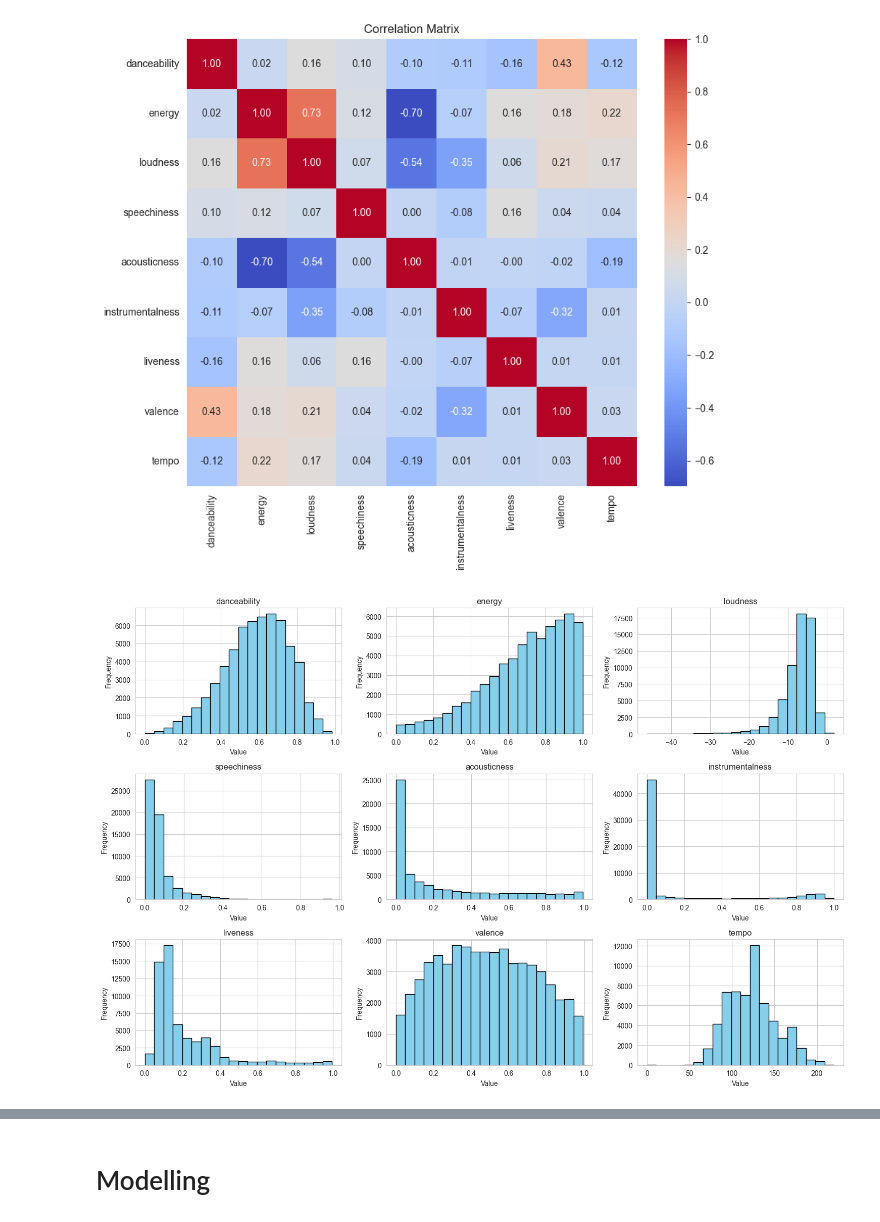
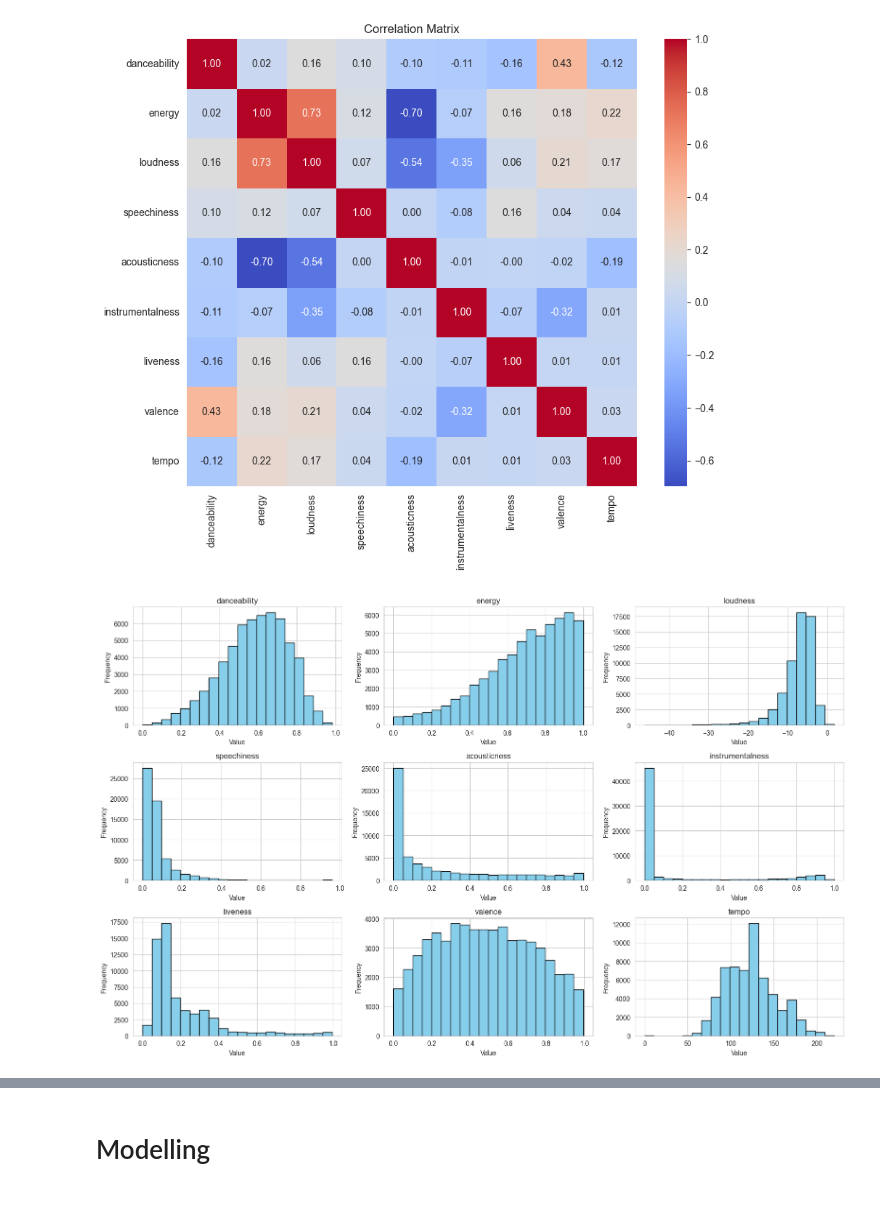
Before and after one commit to laskagrzegorz/dataScienceProject, a Jupyter notebook: 3_tests/Pre-processing.ipynb, the cells around one changed output, grey strips where cells are left out. Saved outputs shown, nothing was run; the diff lists cells and outputs as text; code cells hidden in the pictures.

```diff
--- a/3_tests/Pre-processing.ipynb
+++ b/3_tests/Pre-processing.ipynb
@@ -18,7 +18,7 @@ import seaborn as sns
 import joblib
 
 # Load in the dataset
-spotify_data = pd.read_csv('../1_data/raw/dataset.csv', index_col=0)
+spotify_data = pd.read_csv('../1_data/raw/spotify_dataset.csv', index_col=0)
 
 # Select columns of interest
 selected_spotify_data = spotify_data[['danceability', 'energy', 'loudness',
@@ -130,9 +130,3 @@ pd.DataFrame(y_train).to_csv('../1_data/derived/y_train.csv', index=False, heade
 
 # Save y_test to CSV
 pd.DataFrame(y_test).to_csv('../1_data/derived/y_test.csv', index=False, header=['track_genre_encoded'])
-
-# Save the scaler object
-joblib.dump(scaler, '../1_data/derived/scaler_values.joblib')
-
-# Save the LabelEncoder object
-joblib.dump(label_encoder, '../1_data/derived/label_encoder.joblib')
@@ -233,39 +225,43 @@ plt.show()
 import matplotlib.pyplot as plt
 import math
 
-# Select all columns except the last one (genre)
+# Select all columns except the last two (genre, music category)
 columns_to_include = selected_spotify_data.iloc[:, 0:-2]
 
 # Determine the number of rows and columns for the subplot grid
 num_columns = columns_to_include.shape[1]
 num_rows = math.ceil(num_columns / 3)
 
 # Create a 4x3 grid of subplots
-fig, axes = plt.subplots(num_rows, 3, figsize=(15, 10))
+fig, axes = plt.subplots(num_rows, 3, figsize=(16, 10))
 
 # Flatten the axes array to facilitate iteration
 axes = axes.flatten()
 
 # Plot histograms for each column
 for i, column in enumerate(columns_to_include.columns):
     ax = axes[i]  # Get the current axis
     ax.hist(columns_to_include[column], bins=20, color='skyblue', edgecolor='black', zorder=2)
     ax.set_title(column)  # Set the title of the subplot
     ax.set_xlabel('Value')  # Set the x-axis label
     ax.set_ylabel('Frequency')  # Set the y-axis label
     ax.grid(True, zorder=0)  # Add gridlines
 
 # Hide empty subplots if necessary
 for i in range(num_columns, num_rows * 3):
     fig.delaxes(axes[i])
 
 # Adjust layout
 plt.tight_layout()
 
+# Save the plot as an image file with high resolution (300 dpi)
+plt.savefig("histograms_of_features.png", dpi=300, bbox_inches='tight')
+
+
 # Display the plot
 plt.show()
 # %% [output]
-[figure, old version]
+[figure, new version]
 # %%
 # Count the frequencies of each category
 category_counts = selected_spotify_data['music_category'].value_counts()
```
Also changed, not shown: parts of 17 cells of this notebook, 26 other files.
